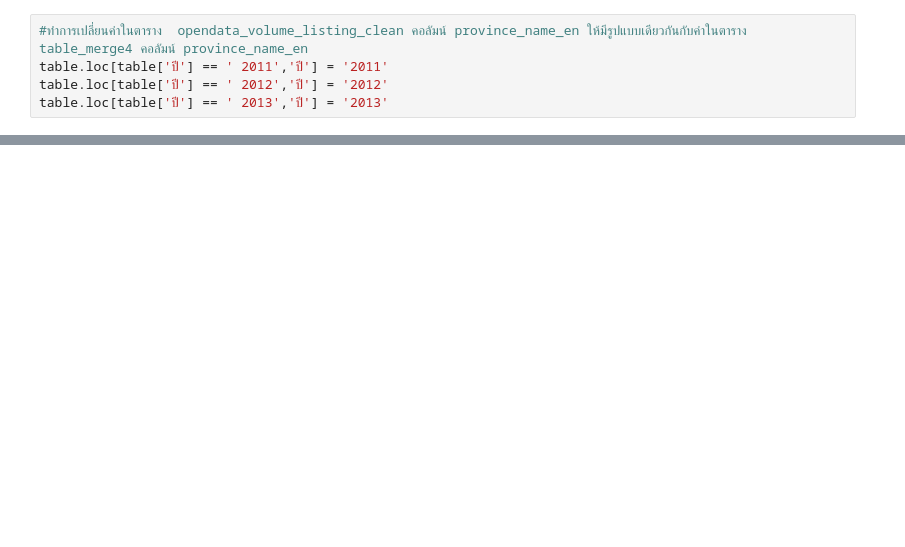
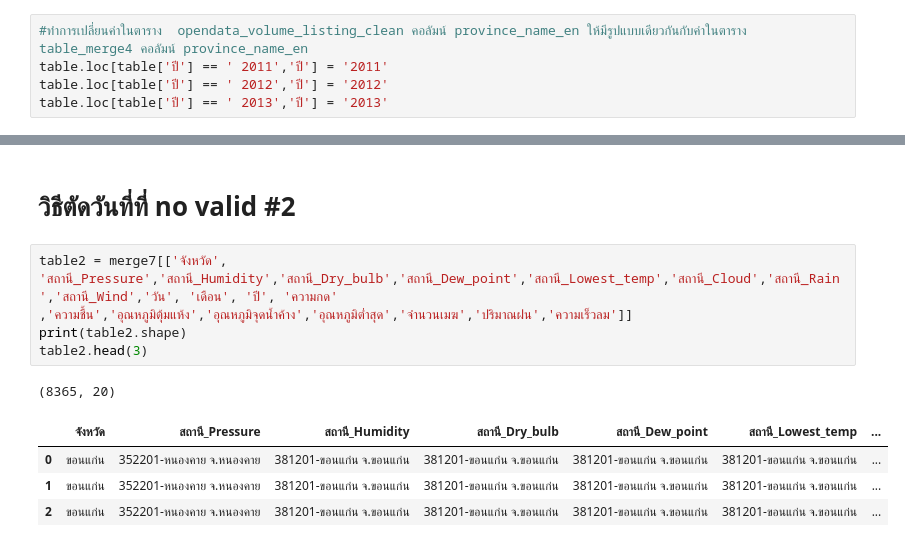
Before and after one commit to NarawitPrathansap/bsc_dpbm22, a Jupyter notebook: สำเนาของ_GroupsQuiz.ipynb, the cells around one changed output, grey strips where cells are left out. Cells and saved outputs as stored; diff of their text form; blank space fills up the shorter version.

```diff
--- a/สำเนาของ_GroupsQuiz.ipynb
+++ b/สำเนาของ_GroupsQuiz.ipynb
@@ -2731,0 +2829,13 @@ AttributeError: ignored
+# %% [markdown]
+# วิธีตัดวันที่ที่ no valid #2
+# %%
+table2 = merge7[['จังหวัด', 'สถานี_Pressure','สถานี_Humidity','สถานี_Dry_bulb','สถานี_Dew_point','สถานี_Lowest_temp','สถานี_Cloud','สถานี_Rain','สถานี_Wind','วัน', 'เดือน', 'ปี', 'ความกด'
+,'ความชื้น','อุณหภูมิตุ้มแห้ง','อุณหภูมิจุดน้ำค้าง','อุณหภูมิต่ำสุด','จำนวนเมฆ','ปริมาณฝน','ความเร็วลม']]
+print(table2.shape)
+table2.head(3)
+# %% [output]
+(8365, 20)
+|  | จังหวัด | สถานี_Pressure | สถานี_Humidity | สถานี_Dry_bulb | สถานี_Dew_point | สถานี_Lowest_temp | ... |
+| 0 | ขอนแก่น | 352201-หนองคาย จ.หนองคาย | 381201-ขอนแก่น จ.ขอนแก่น | 381201-ขอนแก่น จ.ขอนแก่น | 381201-ขอนแก่น จ.ขอนแก่น | 381201-ขอนแก่น จ.ขอนแก่น | ... |
+| 1 | ขอนแก่น | 352201-หนองคาย จ.หนองคาย | 381201-ขอนแก่น จ.ขอนแก่น | 381201-ขอนแก่น จ.ขอนแก่น | 381201-ขอนแก่น จ.ขอนแก่น | 381201-ขอนแก่น จ.ขอนแก่น | ... |
+| 2 | ขอนแก่น | 352201-หนองคาย จ.หนองคาย | 381201-ขอนแก่น จ.ขอนแก่น | 381201-ขอนแก่น จ.ขอนแก่น | 381201-ขอนแก่น จ.ขอนแก่น | 381201-ขอนแก่น จ.ขอนแก่น | ... |
```
Also changed, not shown: parts of 24 cells of this notebook.
